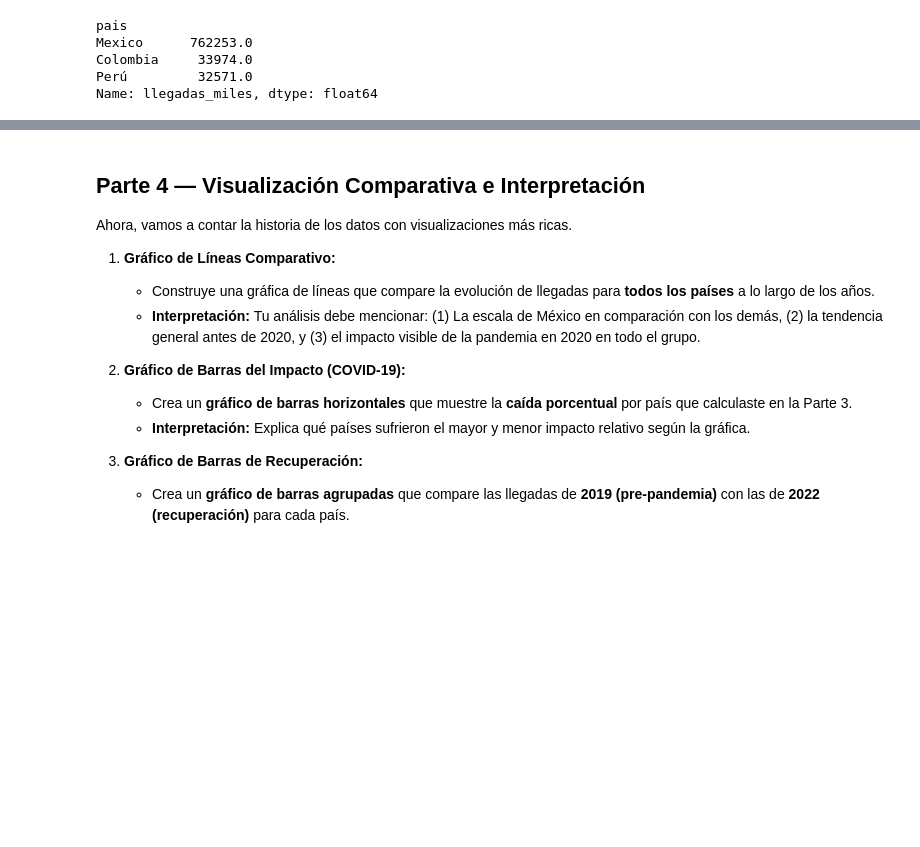
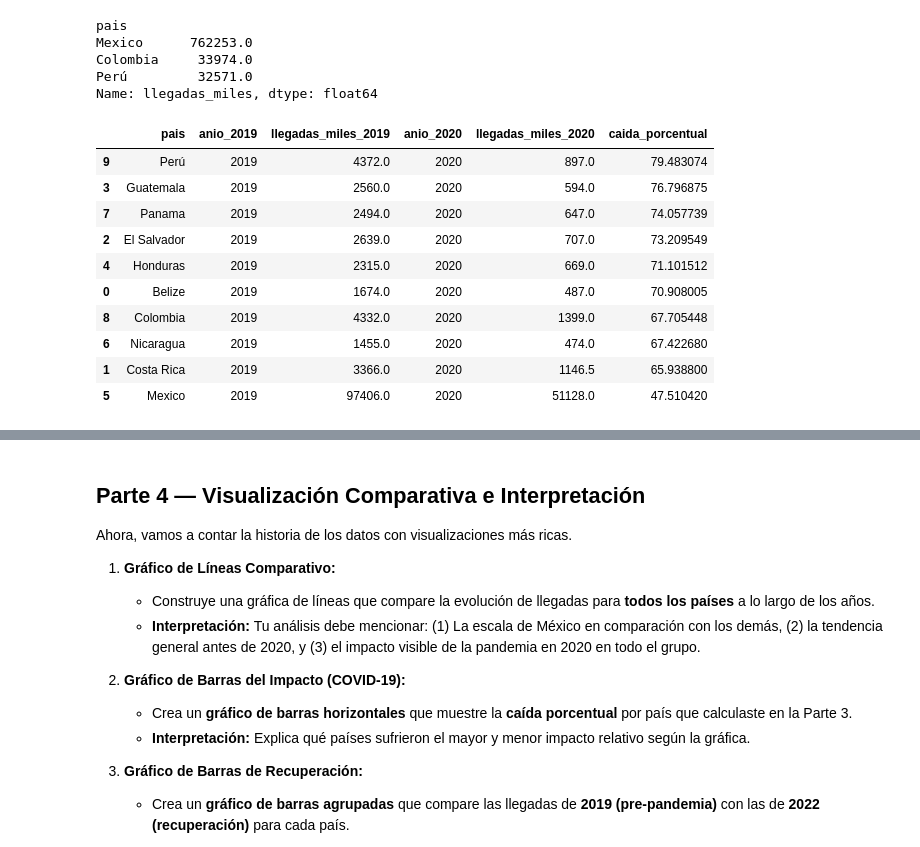
Before and after one commit to rmvargas79-beep/2026C2-G01-FUNDAMENTOS-DE-PYTHON, a Jupyter notebook: NOTEBOOKS/Clase_13/REPASO_FINAL_TURISMO_INTERNACIONAL_ESTUDIANTE.ipynb, the cells around one changed output, grey strips where cells are left out. Cells and saved outputs as stored; diff of their text form; code cells hidden in the pictures; blank space fills up the shorter version.

```diff
--- a/NOTEBOOKS/Clase_13/REPASO_FINAL_TURISMO_INTERNACIONAL_ESTUDIANTE.ipynb
+++ b/NOTEBOOKS/Clase_13/REPASO_FINAL_TURISMO_INTERNACIONAL_ESTUDIANTE.ipynb
@@ -115,3 +115,23 @@ Mexico      762253.0
 Colombia     33974.0
 Perú         32571.0
 Name: llegadas_miles, dtype: float64
+# %%
+df1 = (df[df["anio"] == 2019])
+df2 = (df[df["anio"] == 2020])
+df3 = pd.merge(df1,df2,on="pais",suffixes=("_2019", "_2020"))
+df3["caida_porcentual"] = ((df3["llegadas_miles_2019"] - df3["llegadas_miles_2020"]) / df3["llegadas_miles_2019"]) * 100
+df3.sort_values(by="caida_porcentual", ascending=False, inplace=True)
+
+df3
+# %% [output]
+|  | pais | anio_2019 | llegadas_miles_2019 | anio_2020 | llegadas_miles_2020 | caida_porcentual |
+| 9 | Perú | 2019 | 4372.0 | 2020 | 897.0 | 79.483074 |
+| 3 | Guatemala | 2019 | 2560.0 | 2020 | 594.0 | 76.796875 |
+| 7 | Panama | 2019 | 2494.0 | 2020 | 647.0 | 74.057739 |
+| 2 | El Salvador | 2019 | 2639.0 | 2020 | 707.0 | 73.209549 |
+| 4 | Honduras | 2019 | 2315.0 | 2020 | 669.0 | 71.101512 |
+| 0 | Belize | 2019 | 1674.0 | 2020 | 487.0 | 70.908005 |
+| 8 | Colombia | 2019 | 4332.0 | 2020 | 1399.0 | 67.705448 |
+| 6 | Nicaragua | 2019 | 1455.0 | 2020 | 474.0 | 67.422680 |
+| 1 | Costa Rica | 2019 | 3366.0 | 2020 | 1146.5 | 65.938800 |
+| 5 | Mexico | 2019 | 97406.0 | 2020 | 51128.0 | 47.510420 |
```
Also changed, not shown: parts of 2 cells of this notebook.
